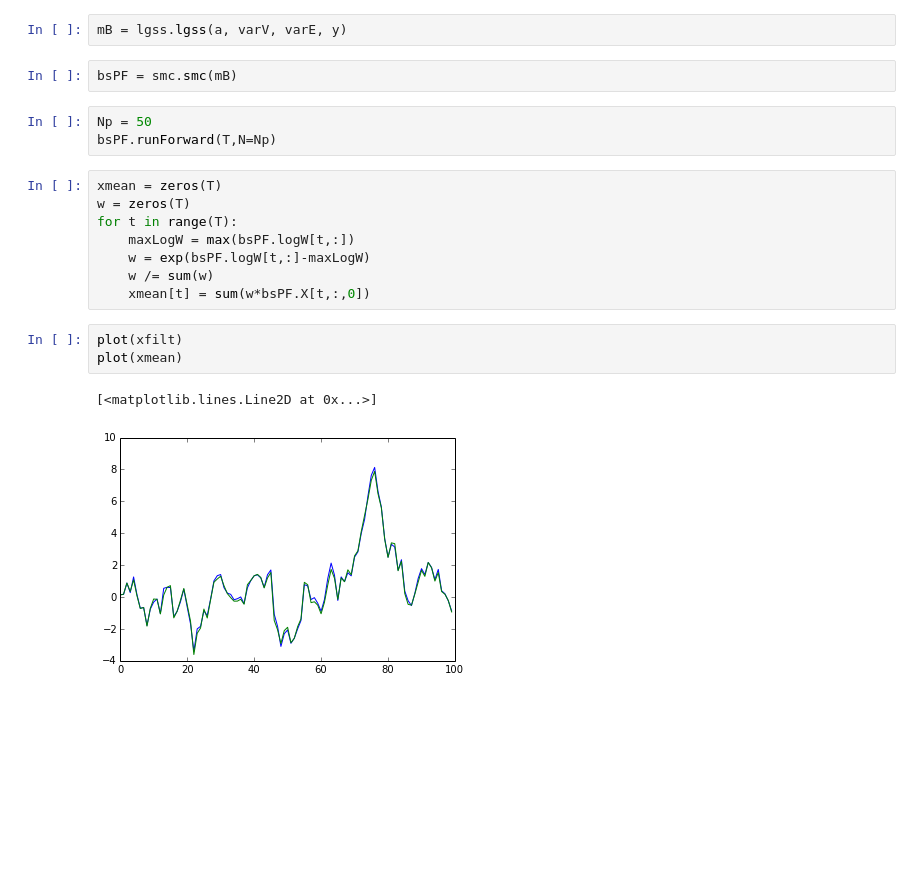
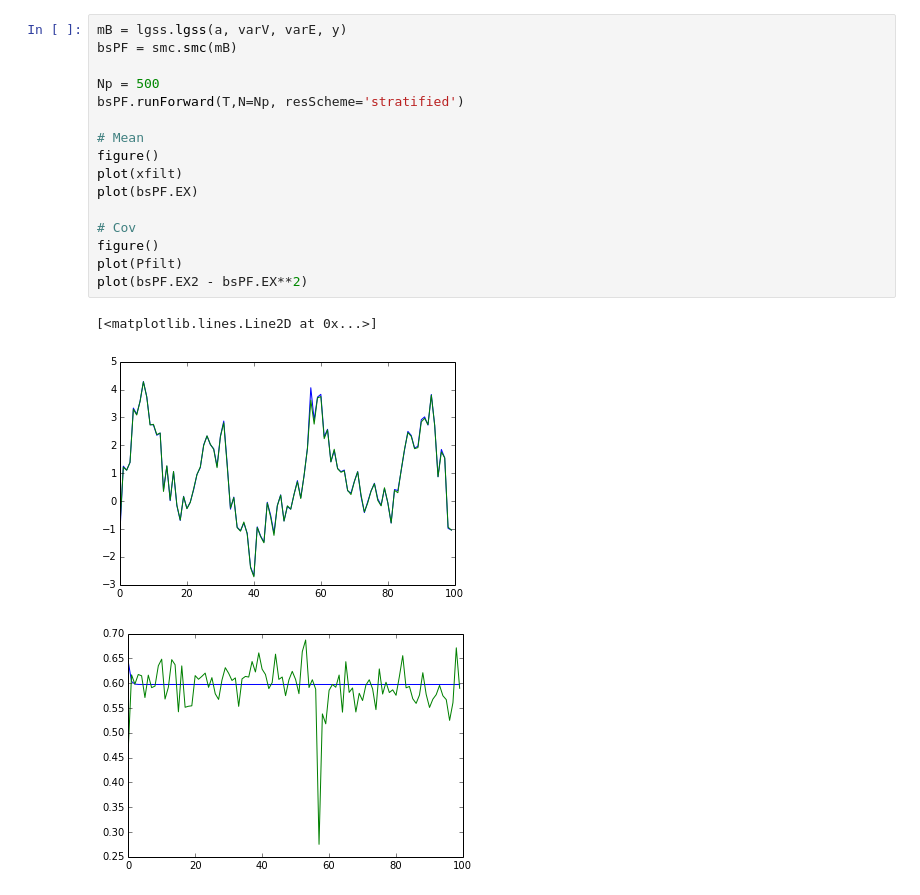
Before and after one commit to naesseth/smcpy, a Jupyter notebook: src/debug.ipynb, the cells around one changed output. Cells and saved outputs as stored; diff of their text form; blank space fills up the shorter version.

```diff
--- a/src/debug.ipynb
+++ b/src/debug.ipynb
@@ -37,24 +34,23 @@ for t in range(T):
 
     xfilt[t] = xpred[t] + K*(y[t]-xpred[t])
     Pfilt[t] = Ppred[t] - K*Ppred[t]
-# %%
-mB = lgss.lgss(a, varV, varE, y)
-# %%
-bsPF = smc.smc(mB)
-# %%
-Np = 50
-bsPF.runForward(T,N=Np)
-# %%
-xmean = zeros(T)
-w = zeros(T)
-for t in range(T):
-    maxLogW = max(bsPF.logW[t,:])
-    w = exp(bsPF.logW[t,:]-maxLogW)
-    w /= sum(w)
-    xmean[t] = sum(w*bsPF.X[t,:,0])
-# %%
-plot(xfilt)
-plot(xmean)
-# %% [output]
-[<matplotlib.lines.Line2D at 0x...>]
-[figure, removed]
+# %%
+mB = lgss.lgss(a, varV, varE, y)
+bsPF = smc.smc(mB)
+
+Np = 500
+bsPF.runForward(T,N=Np, resScheme='stratified')
+
+# Mean
+figure()
+plot(xfilt)
+plot(bsPF.EX)
+
+# Cov
+figure()
+plot(Pfilt)
+plot(bsPF.EX2 - bsPF.EX**2)
+# %% [output]
+[<matplotlib.lines.Line2D at 0x...>]
+[figure, added]
+[figure, added]
```
Also changed, not shown: parts of 3 cells of this notebook, 1 other file.
